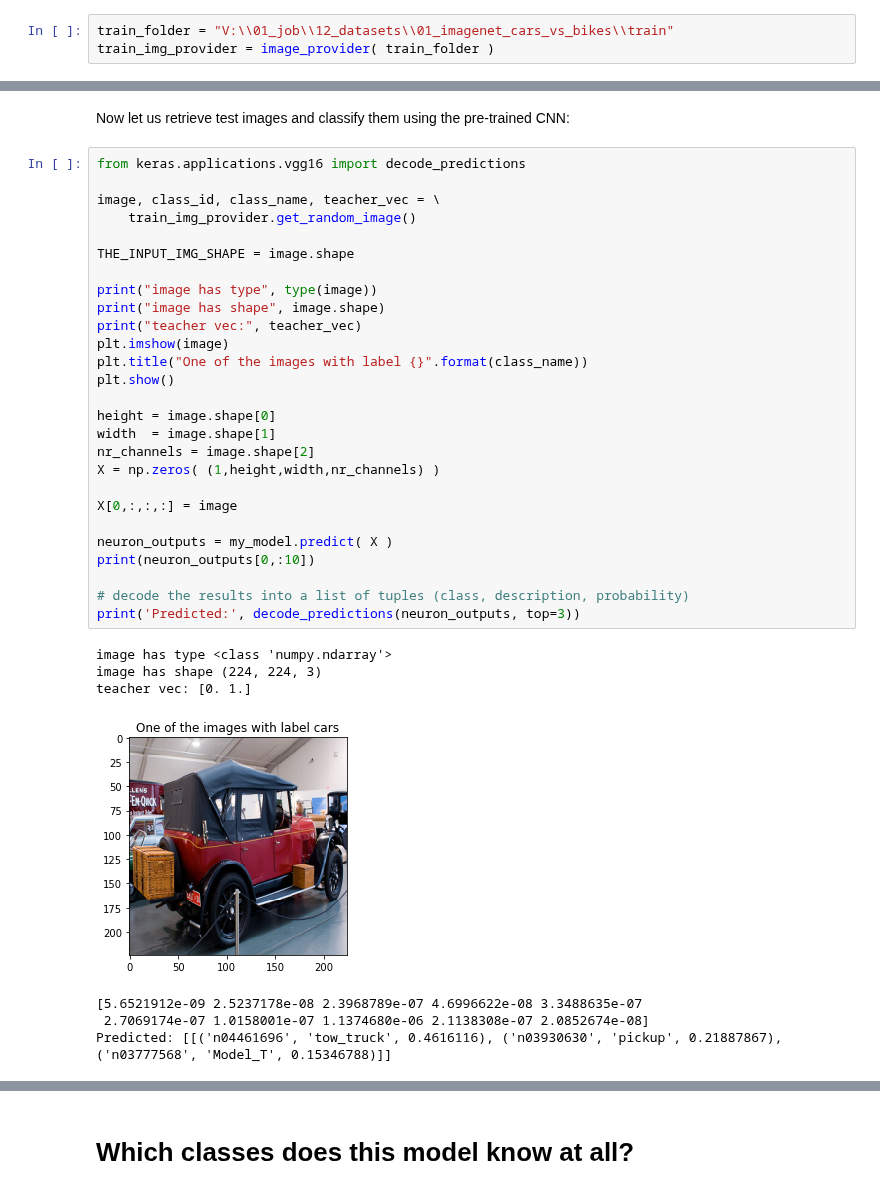
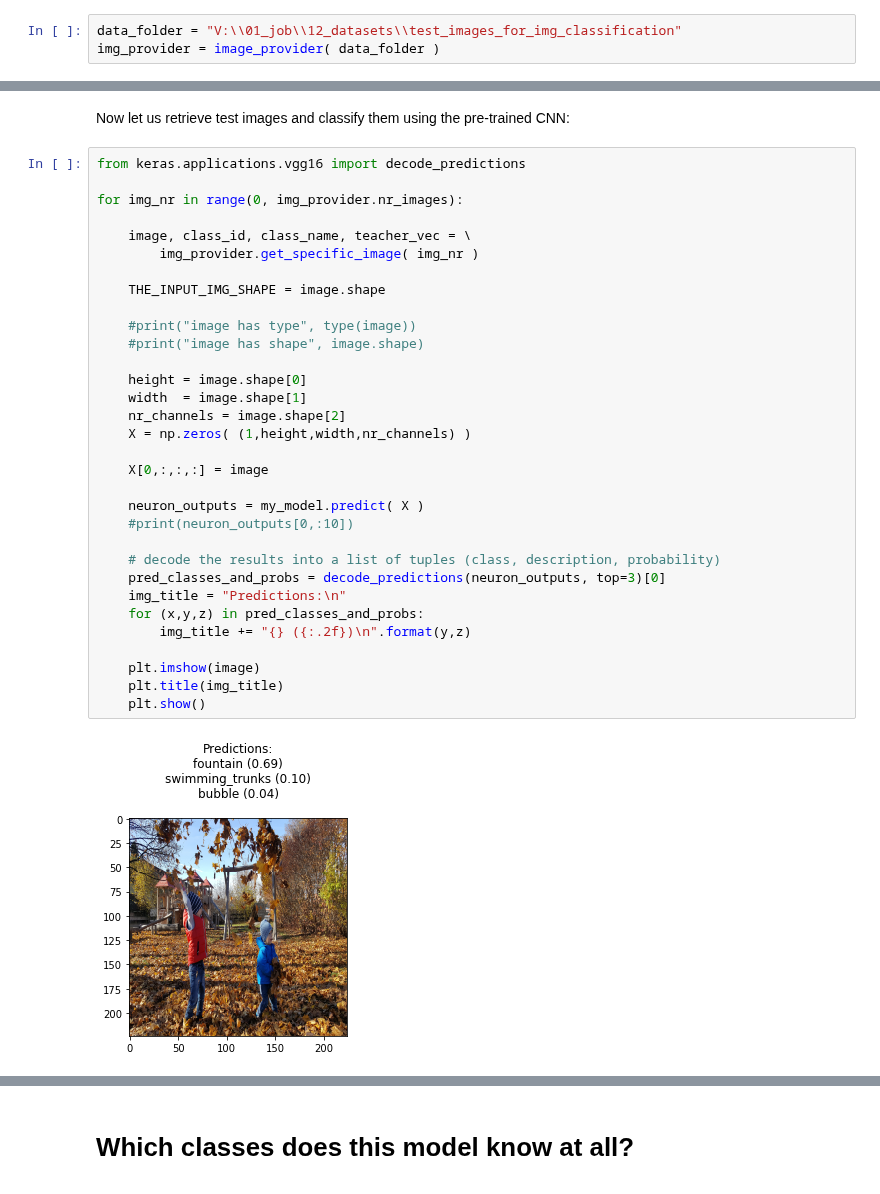
Before and after one commit to b3n3d17/DeepLearningCourse, a Jupyter notebook: 32_transfer_learning/transfer_learning.ipynb, the cells around one changed output, grey strips where cells are left out. Cells and saved outputs as stored; diff of their text form.

Commit message:
Testing the pre-trained VGG16 on some of my personal images -> classification results are not that good...

```diff
--- a/32_transfer_learning/transfer_learning.ipynb
+++ b/32_transfer_learning/transfer_learning.ipynb
@@ -208,7 +208,7 @@ class image_provider:
 # %% [markdown]
 Let us create an image provider that can provide us test images:
 # %%
-train_folder = "V:\\01_job\\12_datasets\\01_imagenet_cars_vs_bikes\\train"
-train_img_provider = image_provider( train_folder )
+data_folder = "V:\\01_job\\12_datasets\\test_images_for_img_classification"
+img_provider = image_provider( data_folder )
 # %% [output]
 Under folder
@@ -225,35 +224,34 @@ Now let us retrieve test images and classify them using the pre-trained CNN:
 # %%
 from keras.applications.vgg16 import decode_predictions
 
-image, class_id, class_name, teacher_vec = \
-    train_img_provider.get_random_image()
+for img_nr in range(0, img_provider.nr_images):
 
-THE_INPUT_IMG_SHAPE = image.shape
+    image, class_id, class_name, teacher_vec = \
+        img_provider.get_specific_image( img_nr )
 
-print("image has type", type(image))
-print("image has shape", image.shape)
-print("teacher vec:", teacher_vec)
-plt.imshow(image)
-plt.title("One of the images with label {}".format(class_name))
-plt.show()
+    THE_INPUT_IMG_SHAPE = image.shape
 
-height = image.shape[0]
-width  = image.shape[1]
-nr_channels = image.shape[2]
-X = np.zeros( (1,height,width,nr_channels) )
+    #print("image has type", type(image))
+    #print("image has shape", image.shape)
 
-X[0,:,:,:] = image
+    height = image.shape[0]
+    width  = image.shape[1]
+    nr_channels = image.shape[2]
+    X = np.zeros( (1,height,width,nr_channels) )
 
-neuron_outputs = my_model.predict( X )
-print(neuron_outputs[0,:10])
+    X[0,:,:,:] = image
 
-# decode the results into a list of tuples (class, description, probability)
-print('Predicted:', decode_predictions(neuron_outputs, top=3))
+    neuron_outputs = my_model.predict( X )
+    #print(neuron_outputs[0,:10])
+
+    # decode the results into a list of tuples (class, description, probability)
+    pred_classes_and_probs = decode_predictions(neuron_outputs, top=3)[0]
+    img_title = "Predictions:\n"
+    for (x,y,z) in pred_classes_and_probs:
+        img_title += "{} ({:.2f})\n".format(y,z)
+
+    plt.imshow(image)
+    plt.title(img_title)
+    plt.show()
 # %% [output]
-image has type <class 'numpy.ndarray'>
-image has shape (224, 224, 3)
-teacher vec: [0. 1.]
-[figure, old version]
+[figure, new version]
-[5.6521912e-09 2.5237178e-08 2.3968789e-07 4.6996622e-08 3.3488635e-07
- 2.7069174e-07 1.0158001e-07 1.1374680e-06 2.1138308e-07 2.0852674e-08]
-Predicted: [[('n04461696', 'tow_truck', 0.4616116), ('n03930630', 'pickup', 0.21887867), ('n03777568', 'Model_T', 0.15346788)]]
```
Also changed, not shown: parts of 2 cells of this notebook.
